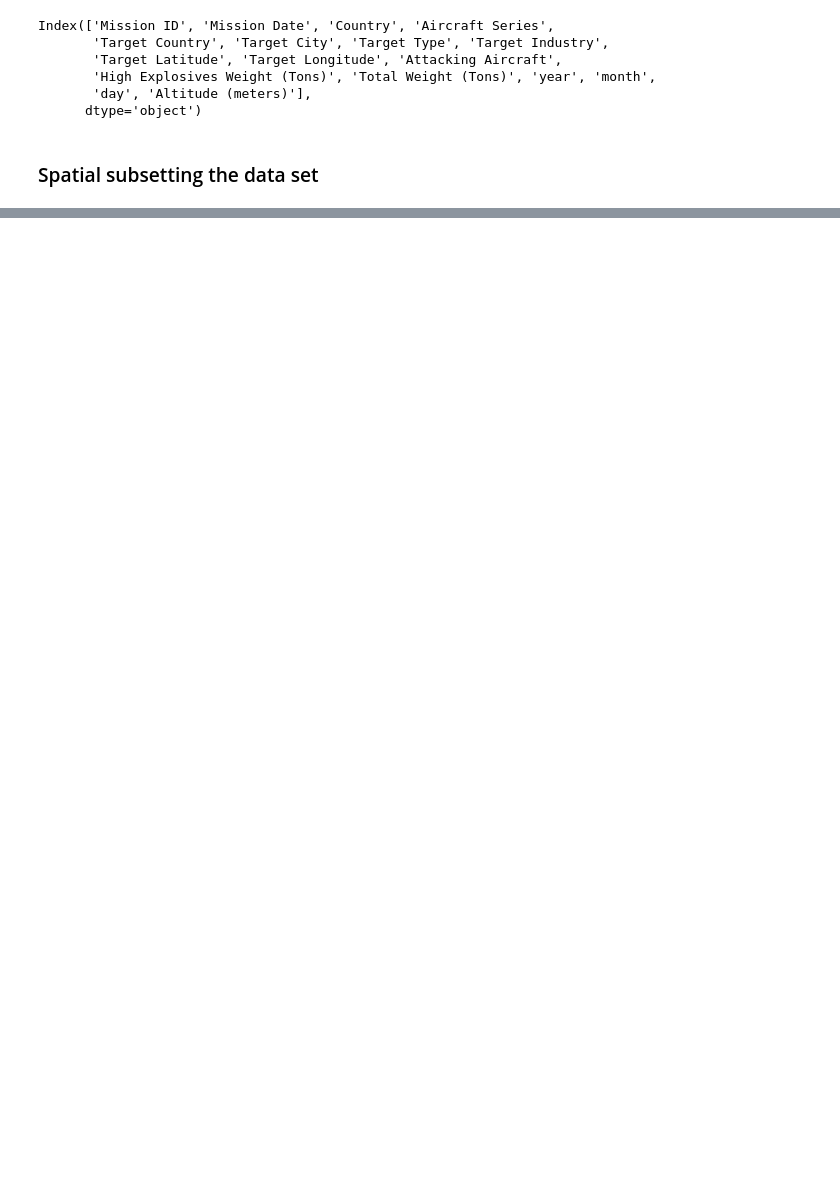
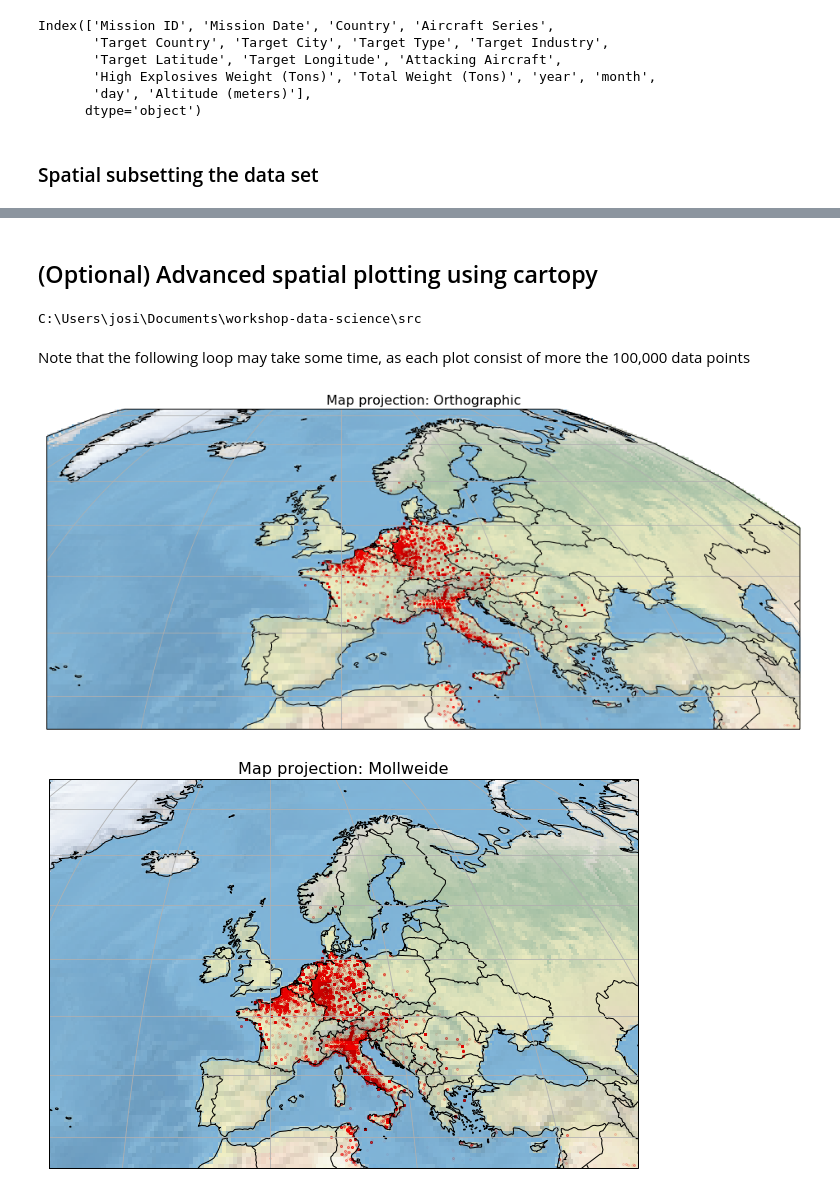
Before and after one commit to eotp/workshop-data-science-CODE, a Jupyter notebook: notebooks/03c - Exploratory Data Analysis WW2 - Data preparation.ipynb, the cells around one changed output, grey strips where cells are left out. Saved outputs shown, nothing was run; the diff lists cells and outputs as text; code cells hidden in the pictures; blank space fills up the shorter version.

Commit message:
nb on eda data preparation

```diff
--- a/notebooks/03c - Exploratory Data Analysis WW2 - Data preparation.ipynb
+++ b/notebooks/03c - Exploratory Data Analysis WW2 - Data preparation.ipynb
@@ -412,3 +452,4 @@ df_subset = df_clean.copy()
 # %%
 import geopandas as gpd
-from shapely.geometry import Point
+gdf = gpd.GeoDataFrame(df_subset, geometry=geometry)
+gdf.head()
@@ -419,4 +462,0 @@ df[['Target Latitude', 'Target Longitude']].head()
-# %%
-geometry = [Point(xy) for xy in zip(df['Target Longitude'], df['Target Latitude'])]
-gdf = gpd.GeoDataFrame(df, geometry=geometry)
-gdf.head()
@@ -432,9 +462,0 @@ _.sample(15)
-# %%
-gdf = gdf.loc[~(
-    (gdf['Target Longitude'] > 180) |
-    (gdf['Target Longitude'] < -180) |
-    (df['Target Latitude'] > 90)|
-    (df['Target Latitude'] < -90)
-               )
-             ]
-print(gdf.shape)
@@ -555,2 +559,0 @@ gdf_europe.Country.unique()
-# %%
-gdf_europe.Country.replace(np.nan, "unknown", inplace=True)
@@ -571,0 +595,12 @@ plt.subplots_adjust(top=0.92)
+# %% [markdown]
+## (Optional) Advanced spatial plotting using cartopy
+# %%
+import os
+import sys
+
+# add the 'src' directory as one where we can import modules
+src_dir = os.path.abspath(os.path.join(os.getcwd(), os.pardir, 'src'))
+sys.path.append(src_dir)
+print(src_dir)
+# %% [output]
+C:\Users\josi\Documents\workshop-data-science\src
@@ -571,0 +609,8 @@ plt.subplots_adjust(top=0.92)
+# %% [markdown]
+Note that the following loop may take some time, as each plot consist of more the 100,000 data points
+# %%
+for proj in ["Orthographic", "Mollweide", "Robinson", "PlateCarree", "UTM32N"]:
+    hf.cuteplot(gpd=gdf_europe, crs=proj, title="Map projection: " + proj)
+# %% [output]
+[figure, added]
+[figure, added]
```
Also changed, not shown: parts of 82 cells of this notebook, 6 other files.
